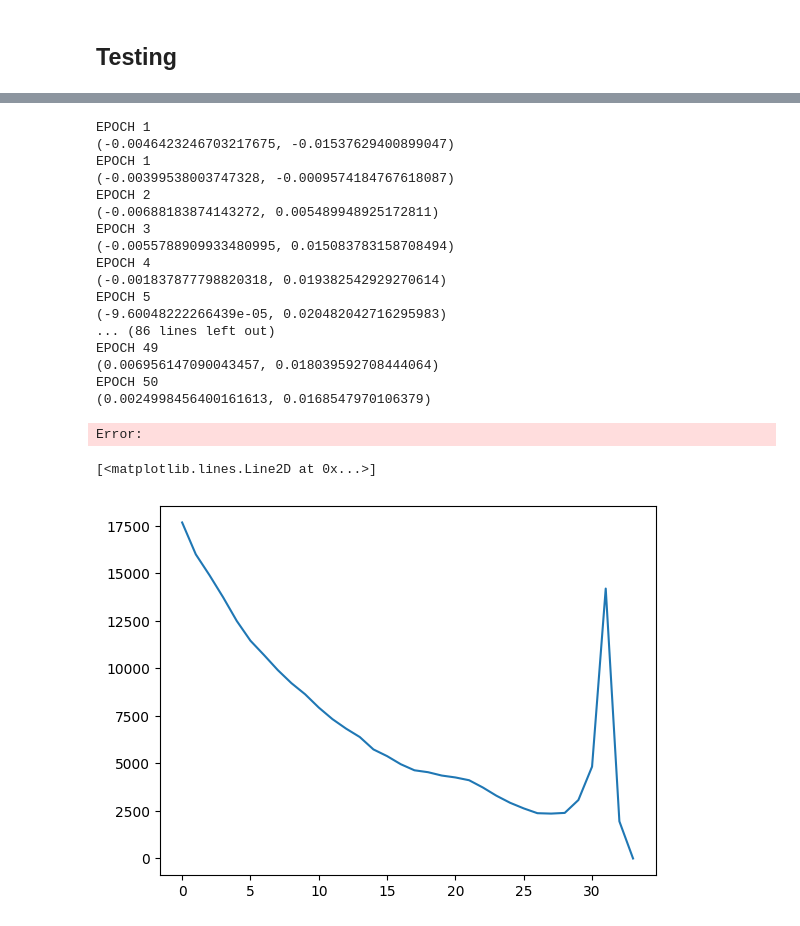
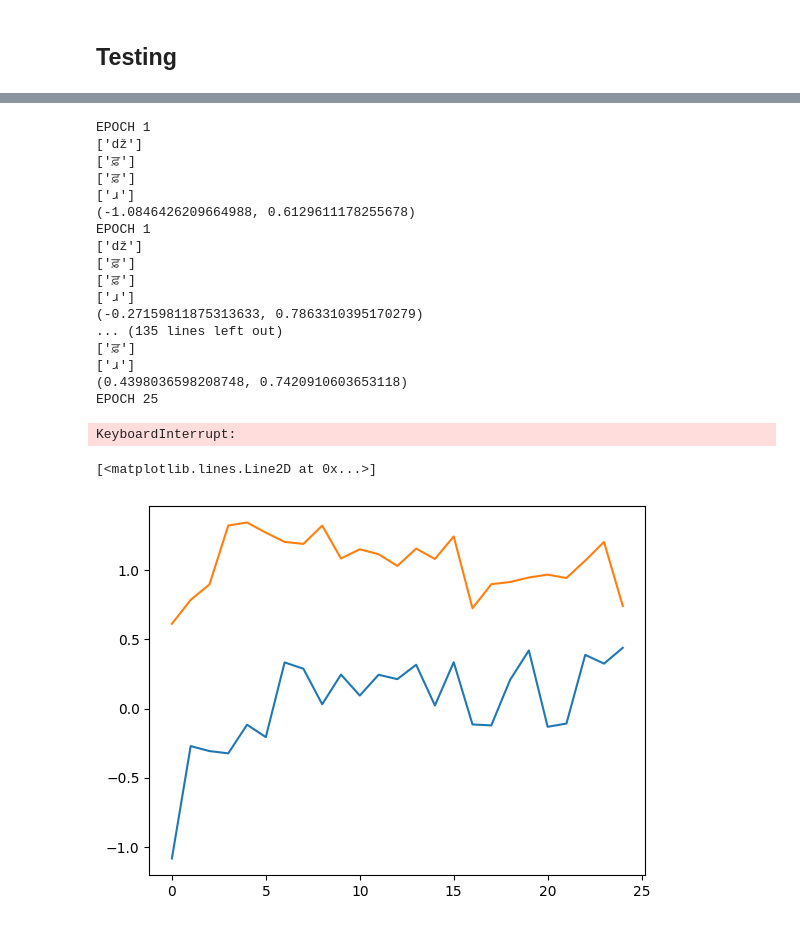
Before and after one commit to nachokelkar/audio-semantics, a Jupyter notebook: step4.ipynb, the cells around one changed output, grey strips where cells are left out. Saved outputs shown, nothing was run; the diff lists cells and outputs as text; code cells hidden in the pictures.

```diff
--- a/step4.ipynb
+++ b/step4.ipynb
@@ -84,2 +246,4 @@ model.save(W2V_MODEL_PATH)
+# %%
+w2v_lvl1 = Word2Vec.load(W2V_MODEL_PATH)
 # %% [markdown]
 ## Testing
@@ -90,5 +250,3 @@ from sklearn.metrics.pairwise import cosine_similarity
-# %%
-model = Word2Vec.load(W2V_MODEL_PATH)
 # %%
 word_to_key = {}
 key_to_word = {}
@@ -133,9 +291,16 @@ for dataset in ["librispeech", "synthetic"]:
 # %%
-def get_vector_from_utterance(utterance):
+def get_vector_from_utterance(utterance, model):
     if utterance in model.wv.key_to_index.keys():
         return model.wv[utterance].reshape(1, -1)
     else:
-        units = sp.EncodeAsPieces(utterance)[1:]
+        pieces = sp_lvl1.EncodeAsPieces(utterance)
+        if pieces[0] == "_":
+            units = pieces[1:]
+        else:
+            units = [pieces[0][1:]]
+            units.extend(pieces[1:])
+        if len(units) <= 1:
+            print(units)
         vectors = np.array([model.wv[unit] for unit in units])
         return vectors.mean(axis=0).reshape(1, -1)
 # %%
@@ -244,8 +446,8 @@ ls_scores = []
 sy_scores = []
 
 print("EPOCH 1")
-model = Word2Vec(sentences, vector_size=vector_size, window=window, workers=4, min_count=0, epochs=1)
-scores = score_model()
+test_model = Word2Vec(sentences, vector_size=vector_size, window=window, workers=4, min_count=0, epochs=1)
+scores = score_model(test_model)
 print(scores)
 
 ls_scores.append(scores[0])
@@ -253,28 +455,29 @@ sy_scores.append(scores[1])
 
 for i in range(50):
     print(f"EPOCH {i+1}")
-    model.train(sentences, total_examples=model.corpus_count, epochs=1)
+    test_model.train(sentences, total_examples=test_model.corpus_count, epochs=1)
 
-    scores = score_model()
+    scores = score_model(test_model)
     print(scores)
 
     ls_scores.append(scores[0])
     sy_scores.append(scores[1])
 # %% [output]
 EPOCH 1
-(-0.0046423246703217675, -0.01537629400899047)
+['dž']
+['ਫ਼']
+['ਫ਼']
+['ɹ']
+(-1.0846426209664988, 0.6129611178255678)
 EPOCH 1
-(-0.00399538003747328, -0.0009574184767618087)
-EPOCH 2
-(-0.00688183874143272, 0.005489948925172811)
-EPOCH 3
-(-0.0055788909933480995, 0.015083783158708494)
-EPOCH 4
-(-0.001837877798820318, 0.019382542929270614)
-EPOCH 5
-(-9.60048222266439e-05, 0.020482042716295983)
-... (86 lines left out)
-EPOCH 49
-(0.006956147090043457, 0.018039592708444064)
-EPOCH 50
-(0.0024998456400161613, 0.0168547970106379)
+['dž']
+['ਫ਼']
+['ਫ਼']
+['ɹ']
+(-0.27159811875313633, 0.7863310395170279)
+... (135 lines left out)
+['ਫ਼']
+['ɹ']
+(0.4398036598208748, 0.7420910603653118)
+EPOCH 25
+KeyboardInterrupt:
@@ -302,9 +484,6 @@ freq = {key:len(list(group)) for key, group in groupby(np.sort(repeats))}
-# %%
-plt.hist(repeats, bins=np.arange(min(repeats), max(repeats)+1))
-# %% [output]
-Error:
-# %%
-plt.plot(list(freq.values())[30:])
-# %% [output]
-[<matplotlib.lines.Line2D at 0x...>]
-[figure, removed]
+# %%
+plt.plot(ls_scores)
+plt.plot(sy_scores)
+# %% [output]
+[<matplotlib.lines.Line2D at 0x...>]
+[figure, added]
```
Also changed, not shown: parts of 40 cells of this notebook.
